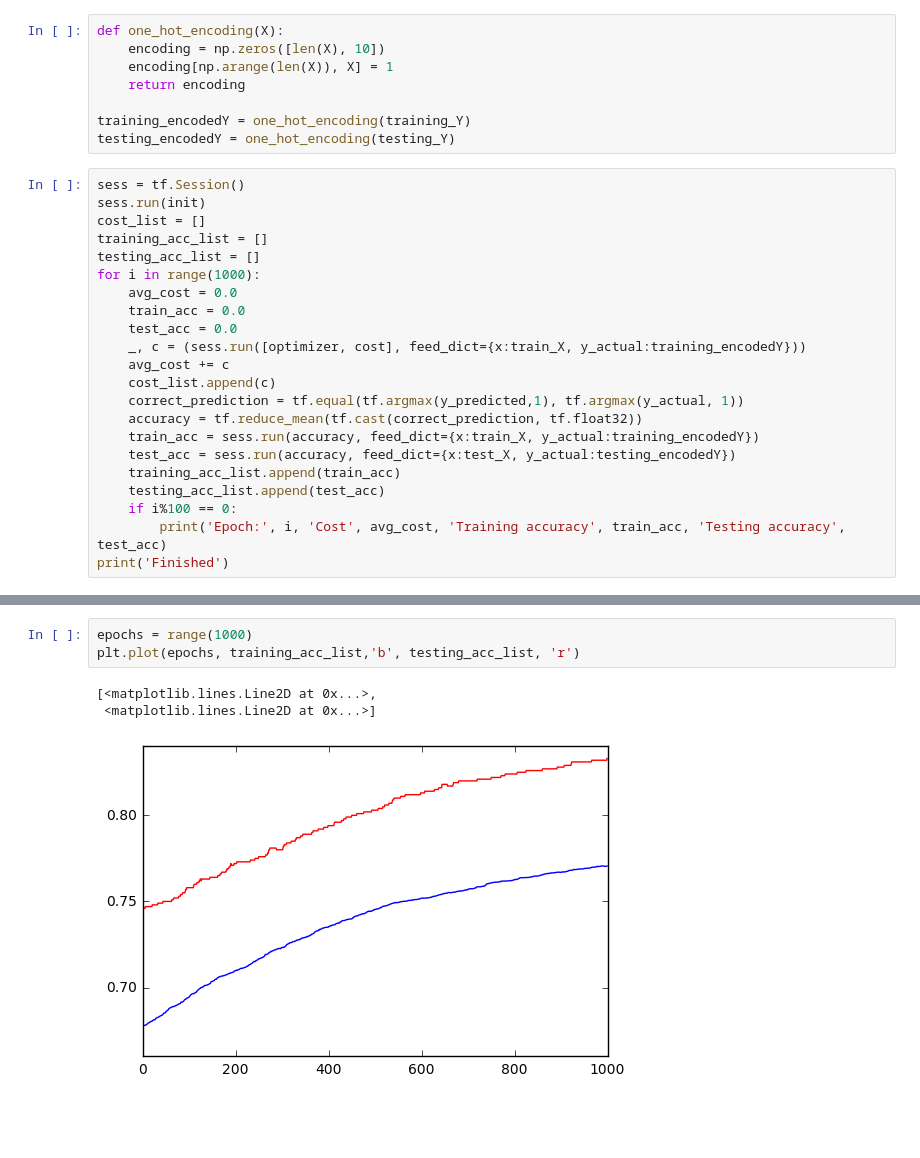
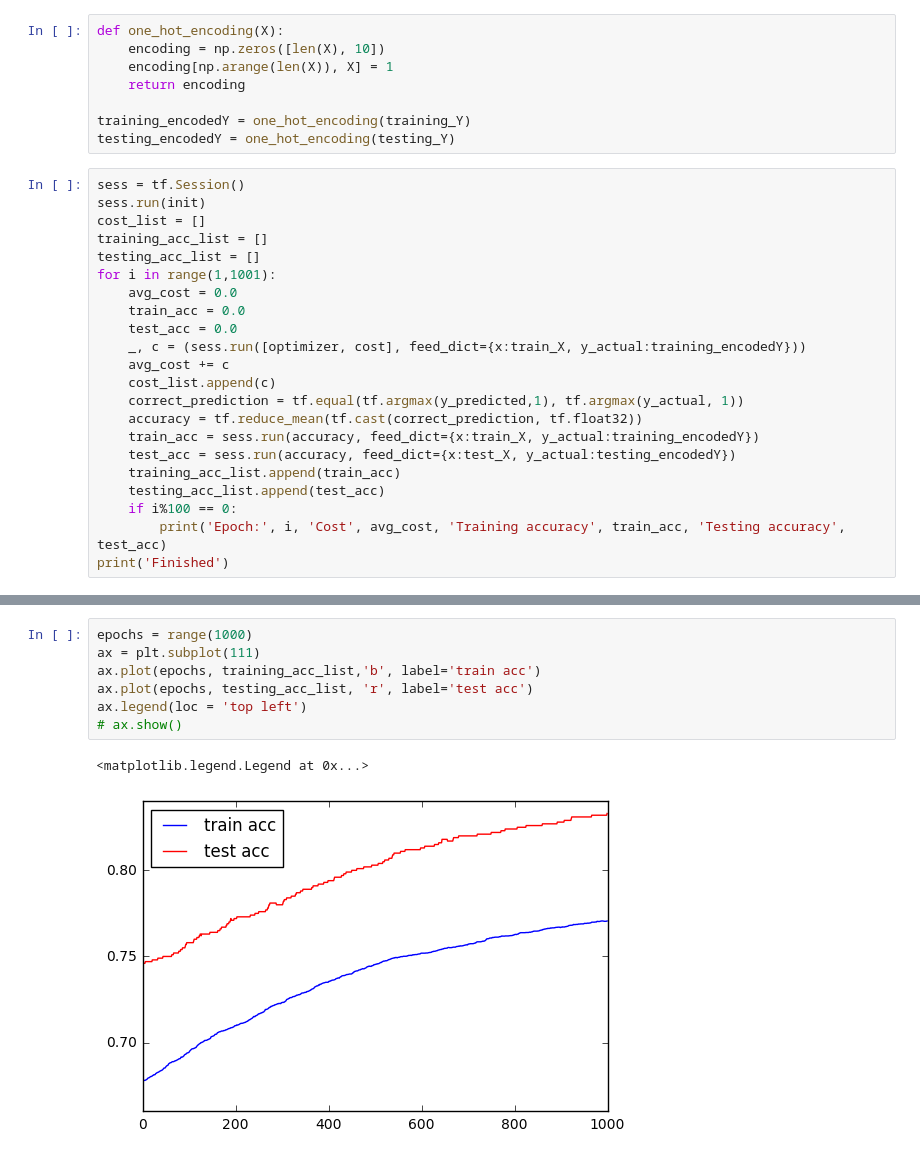
Before and after one commit to bsuhagia/deep-learning, a Jupyter notebook: notMNIST.ipynb, the cells around one changed output, grey strips where cells are left out. Cells and saved outputs as stored; diff of their text form; blank space fills up the shorter version.

```diff
--- a/notMNIST.ipynb
+++ b/notMNIST.ipynb
@@ -147,7 +154,7 @@ sess.run(init)
 cost_list = []
 training_acc_list = []
 testing_acc_list = []
-for i in range(1000):
+for i in range(1,1001):
     avg_cost = 0.0
     train_acc = 0.0
     test_acc = 0.0
@@ -177,8 +184,11 @@ Epoch: 900 Cost 1.21742892265 Training accuracy 0.767 Testing accuracy 0.828
 Finished
 # %%
 epochs = range(1000)
-plt.plot(epochs, training_acc_list,'b', testing_acc_list, 'r')
+ax = plt.subplot(111)
+ax.plot(epochs, training_acc_list,'b', label='train acc')
+ax.plot(epochs, testing_acc_list, 'r', label='test acc')
+ax.legend(loc = 'top left')
+# ax.show()
 # %% [output]
-[<matplotlib.lines.Line2D at 0x...>,
- <matplotlib.lines.Line2D at 0x...>]
+<matplotlib.legend.Legend at 0x...>
-[figure, old version]
+[figure, new version]
```
Also changed, not shown: parts of 18 cells of this notebook.
